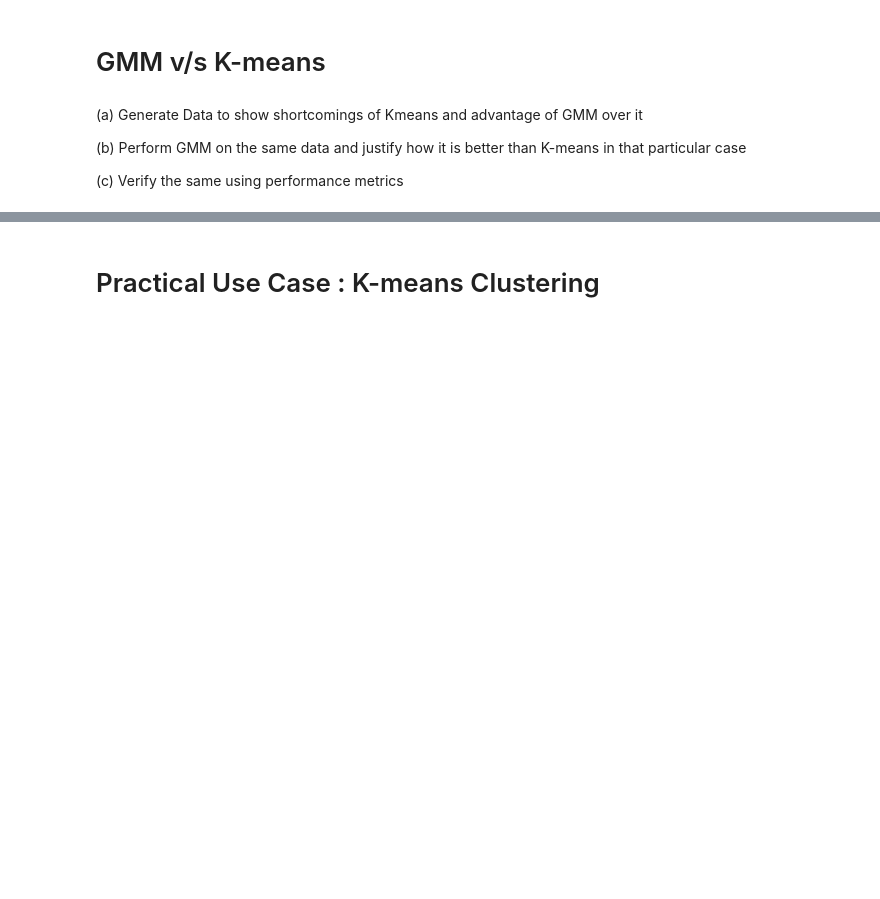
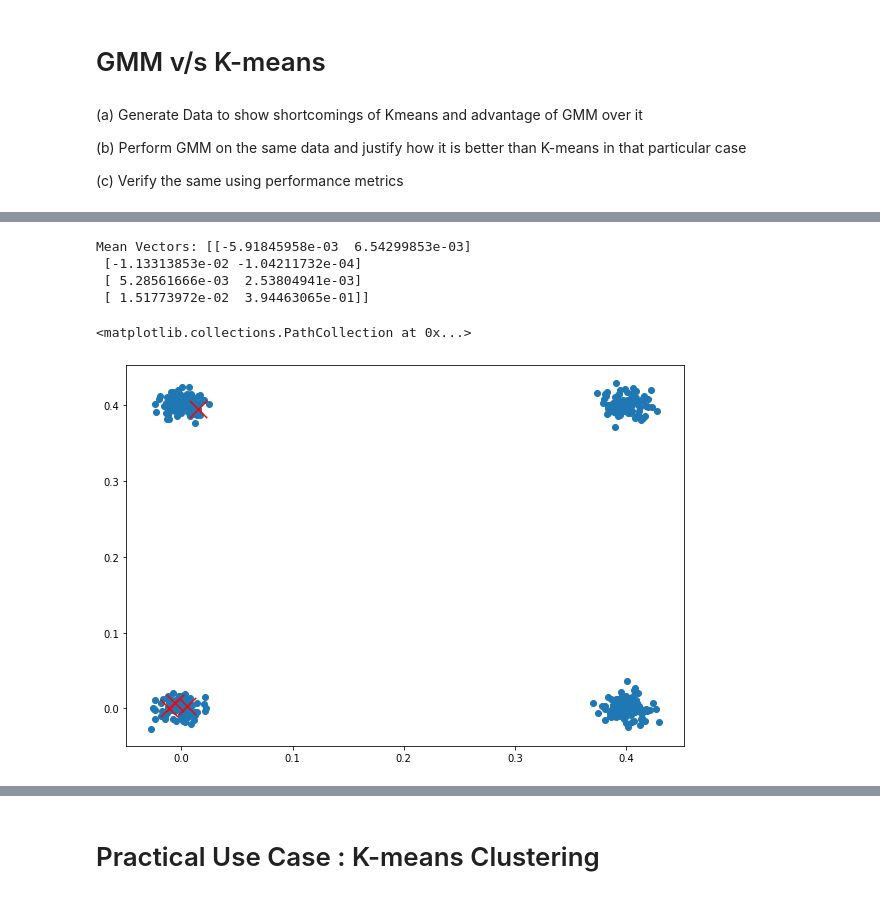
Before and after one commit to shashankp28/PRML-Lab-22, a Jupyter notebook: Assignment_4/Lab_4_Clustering_Part_1.ipynb, the cells around one changed output, grey strips where cells are left out. Saved outputs shown, nothing was run; the diff lists cells and outputs as text; code cells hidden in the pictures; blank space fills up the shorter version.

```diff
--- a/Assignment_4/Lab_4_Clustering_Part_1.ipynb
+++ b/Assignment_4/Lab_4_Clustering_Part_1.ipynb
@@ -211,3 +218,17 @@ def initialization(data,K):
+# %%
+def initialization(data,K):
+
+  dim = data.shape[1]
+  indices = np.random.randint(0, len(data)-1, K)
+  mean_vectors = data[indices, :]
+  cov_matrix = np.zeros((dim, dim, K))
+  for k in range(K):
+    cov_matrix[:, :, k] = np.identity(dim)*np.max(data)
+  w = np.array([1/K for i in range(K)])
+
+  theta = [mean_vectors, cov_matrix, w]
+
+  return theta
 # %% [markdown]
 **Step 3: Expectation stage**
 
@@ -339,0 +454,20 @@ $$ SC =  \frac{1}{N}\sum_{i=1}^{N}s(x) $$
+# %%
+data_points = np.concatenate(data, axis=0)
+np.random.shuffle(data_points)
+
+
+plt.figure(figsize=(10, 7))
+
+mean_vectors = data_points[:K, :]
+
+print("Mean Vectors:", mean_vectors)
+
+plt.scatter(data_points[:, 0], data_points[:, 1])
+plt.scatter(mean_vectors[:, 0], mean_vectors[:, 1], color='red', marker='x', s=300)
+# %% [output]
+Mean Vectors: [[-5.91845958e-03  6.54299853e-03]
+ [-1.13313853e-02 -1.04211732e-04]
+ [ 5.28561666e-03  2.53804941e-03]
+ [ 1.51773972e-02  3.94463065e-01]]
+<matplotlib.collections.PathCollection at 0x...>
+[figure, added]
```
Also changed, not shown: parts of 19 cells of this notebook, 1 other file.
